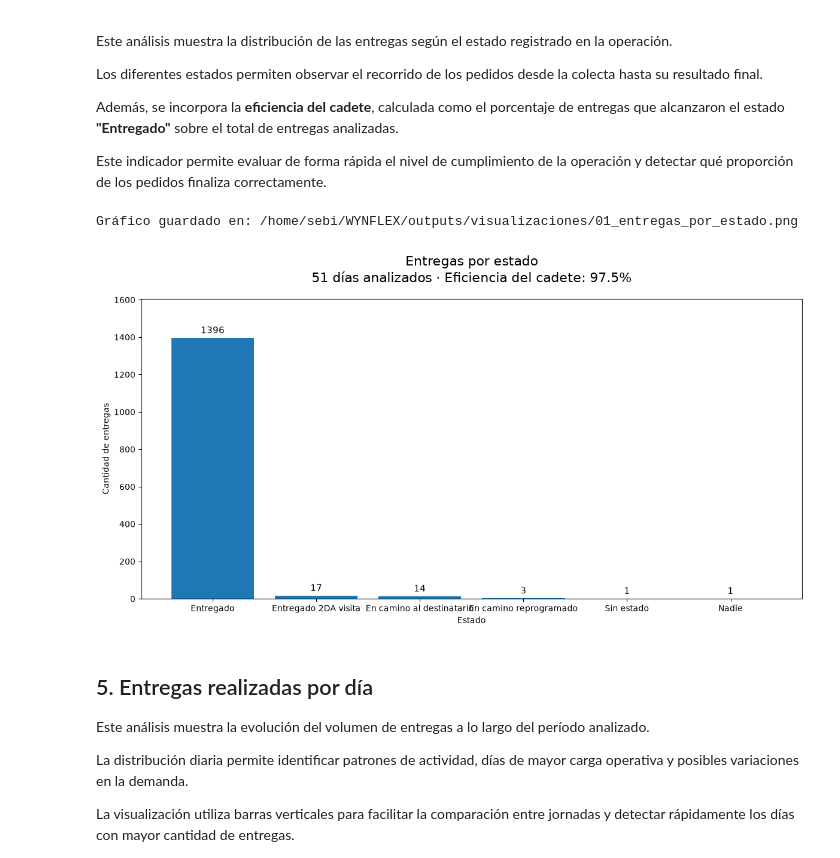
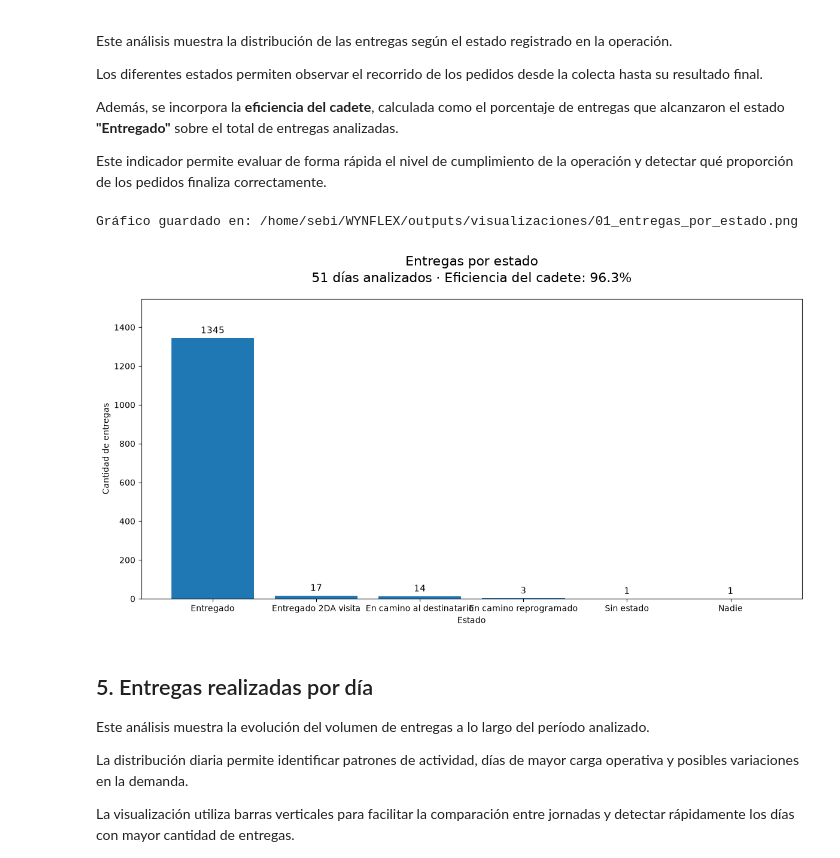
Before and after one commit to SebaFranMedina/WYNFLEX-Pipeline-Batch-Incremental-e-Idempotente-Excel-Visualizaciones-de-KPIs-reales.-, a Jupyter notebook: notebooks/01_wynflex_analytics.ipynb, the cells around one changed output. Drawn from its saved outputs; the diff is of its cells as text; code cells hidden in the pictures.

Commit message:
fix: corregir calculo de entregas same day

```diff
--- a/notebooks/01_wynflex_analytics.ipynb
+++ b/notebooks/01_wynflex_analytics.ipynb
@@ -731,16 +725,34 @@ df_status["total_entregas"] = pd.to_numeric(
     errors="coerce"
 ).fillna(0)
 
-total_entregas = df_status["total_entregas"].sum()
 
-entregadas = df_status.loc[
-    df_status["estado"].str.lower() == "entregado",
+# ============================================================
+# KPI SAME DAY
+# ============================================================
+
+total_entregadas = int(kpi.loc[0, "total_entregadas"])
+
+entregadas_mismo_dia = int(
+    kpi.loc[0, "entregadas_mismo_dia"]
+)
+
+eficiencia = float(
+    kpi.loc[0, "same_day_rate_pct"]
+)
+
+
+# ============================================================
+# DATOS PARA EL GRÁFICO
+# ============================================================
+
+df_plot = df_status.copy()
+
+# La barra "Entregado" muestra solamente
+# las entregas realizadas el mismo día
+df_plot.loc[
+    df_plot["estado"].str.lower() == "entregado",
     "total_entregas"
-].sum()
-
-eficiencia = (
-    entregadas / total_entregas * 100
-).round(1)
+] = entregadas_mismo_dia
 
 
 # ============================================================
@@ -750,8 +762,8 @@ eficiencia = (
 fig, ax = plt.subplots(figsize=(12, 6.5))
 
 bars = ax.bar(
-    df_status["estado"],
-    df_status["total_entregas"]
+    df_plot["estado"],
+    df_plot["total_entregas"]
 )
 
 # Valores sobre las barras
@@ -764,36 +776,40 @@ ax.bar_label(
 ax.set_title(
     f"Entregas por estado\n"
     f"{dias_analizados} días analizados · "
     f"Eficiencia del cadete: {eficiencia:.1f}%",
     fontsize=16,
     pad=20
 )
 
 ax.set_xlabel("Estado")
 ax.set_ylabel("Cantidad de entregas")
 
 ax.set_ylim(
     0,
-    df_status["total_entregas"].max() * 1.15
+    df_plot["total_entregas"].max() * 1.15
 )
 
 plt.tight_layout()
 
-# Guardar PNG
+
+# ============================================================
+# GUARDAR PNG
+# ============================================================
+
 ruta = OUTPUT_DIR / "01_entregas_por_estado.png"
 
 fig.savefig(
     ruta,
     dpi=150,
     bbox_inches="tight"
 )
 
 print(f"Gráfico guardado en: {ruta}")
 
 plt.show()
 # %% [output]
 Gráfico guardado en: /home/sebi/WYNFLEX/outputs/visualizaciones/01_entregas_por_estado.png
-[figure, old version]
+[figure, new version]
 # %% [markdown]
 ## 5. Entregas realizadas por día
 
```
Also changed, not shown: parts of 1 cell of this notebook, 1 other file.
